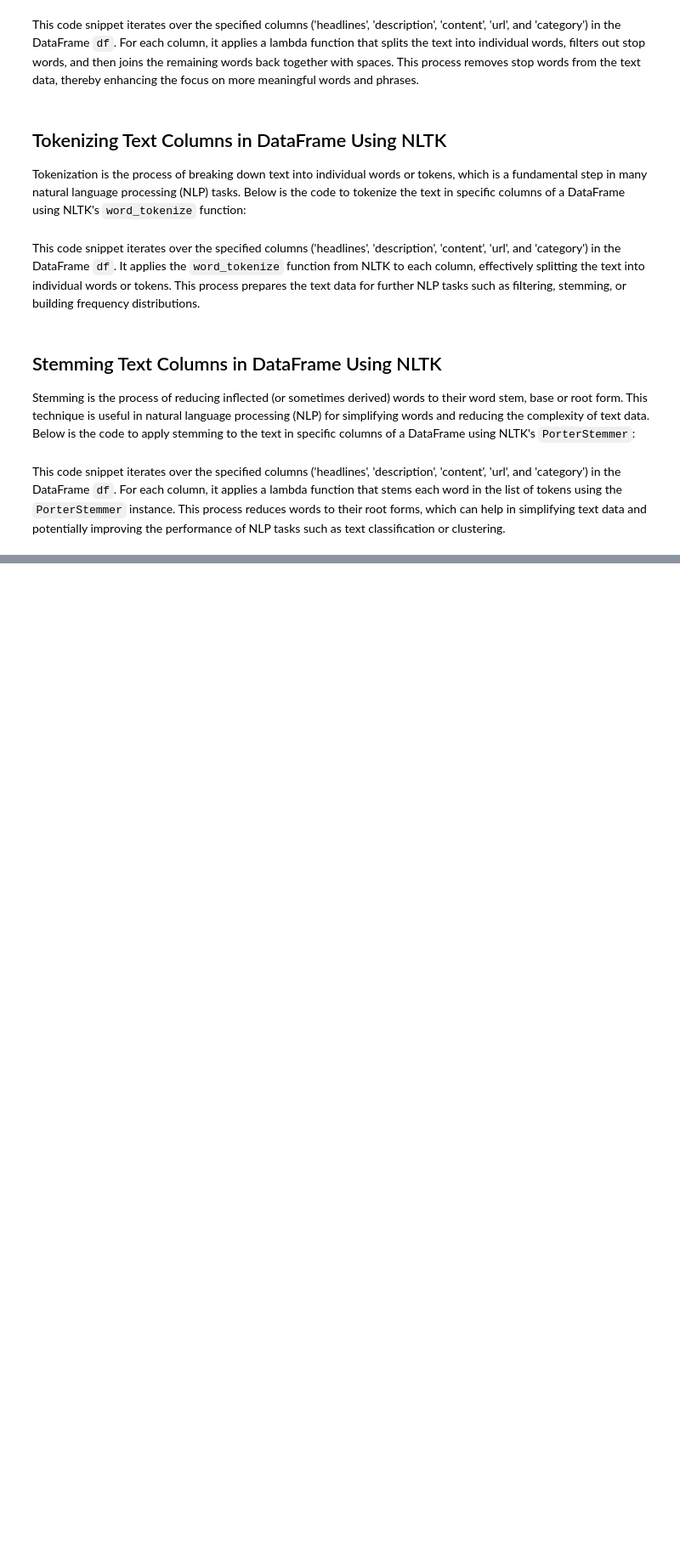
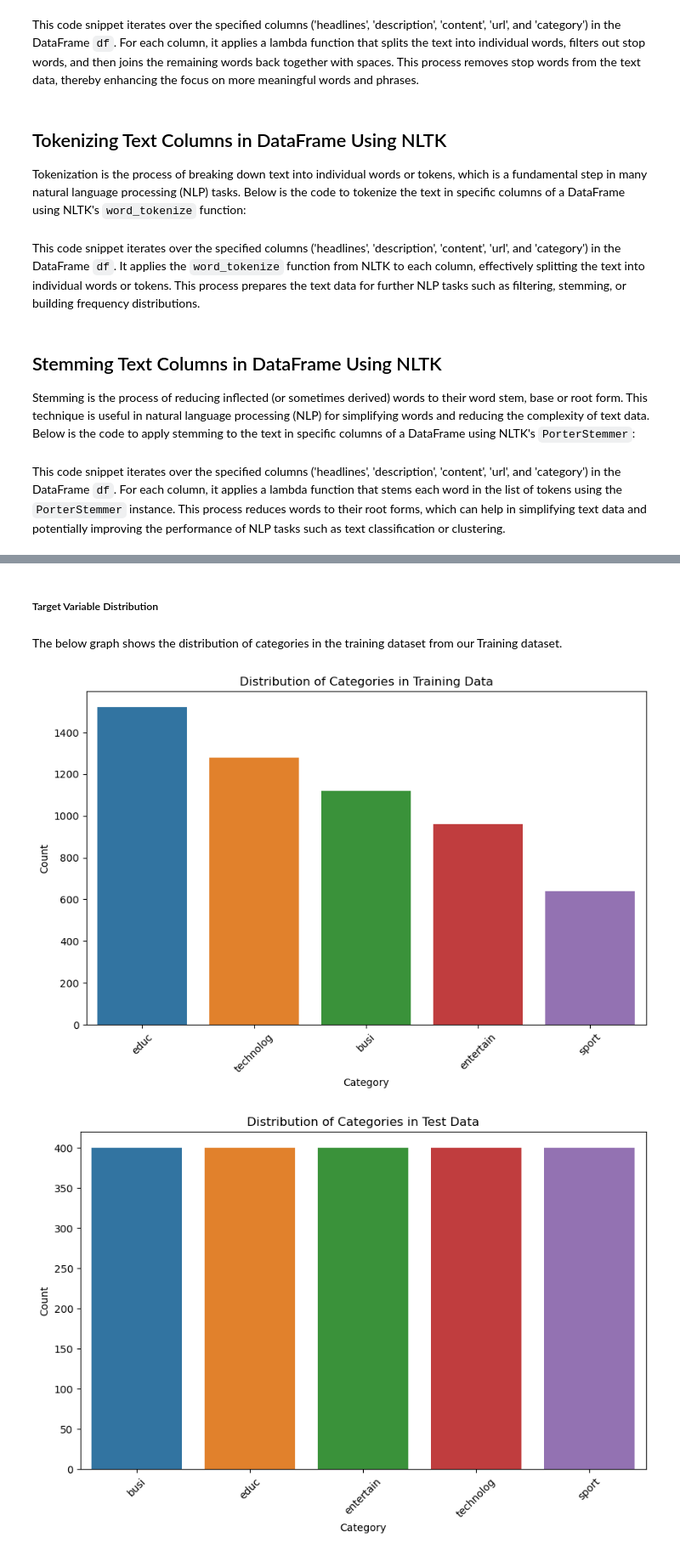
Before and after one commit to thatsso-ish/Classification, a Jupyter notebook: Classification.ipynb, the cells around one changed output, grey strips where cells are left out. Shown at 85% size. Cells and saved outputs as stored; diff of their text form; code cells hidden in the pictures; blank space fills up the shorter version.

```diff
--- a/Classification.ipynb
+++ b/Classification.ipynb
@@ -308,0 +399,21 @@ Creating a pipeline
+# %%
+# Create a function that will tokenize and lemmatize the words from the dataframes
+def lemmatize_text(text):
+    tokens = word_tokenize(text)  # Tokenize the text
+    lemmatized_tokens = [lemmatizer.lemmatize(token) for token in tokens]  # Lemmatize each token
+    return ' '.join(lemmatized_tokens)  # Join the lemmatized tokens back into a string
+
+lemmatizer = WordNetLemmatizer()
+
+# Apply the function to lemmatize words in the relevant columns
+df_train['headlines'] = df_train['headlines'].astype(str).apply(lemmatize_text)
+df_train['description'] = df_train['description'].astype(str).apply(lemmatize_text)
+df_train['content'] = df_train['content'].astype(str).apply(lemmatize_text)
+
+df_test['headlines'] = df_test['headlines'].astype(str).apply(lemmatize_text)
+df_test['description'] = df_test['description'].astype(str).apply(lemmatize_text)
+df_test['content'] = df_test['content'].astype(str).apply(lemmatize_text)
+
+# Display the first few rows to check the results
+print(df_train.head())
+print(df_test.head())
@@ -308,0 +577,25 @@ Creating a pipeline
+# %% [markdown]
+##### Target Variable Distribution
+# %% [markdown]
+The below graph shows the distribution of categories in the training dataset from our Training dataset.
+# %%
+# Plot the distribution of categories in the training dataset
+plt.figure(figsize=(10, 6))
+sns.countplot(data=df_train, x='category', order=df_train['category'].value_counts().index)
+plt.title('Distribution of Categories in Training Data')
+plt.xlabel('Category')
+plt.ylabel('Count')
+plt.xticks(rotation=45)
+plt.show()
+
+# Plot the distribution of categories in the test dataset
+plt.figure(figsize=(10, 6))
+sns.countplot(data=df_test, x='category', order=df_test['category'].value_counts().index)
+plt.title('Distribution of Categories in Test Data')
+plt.xlabel('Category')
+plt.ylabel('Count')
+plt.xticks(rotation=45)
+plt.show()
+# %% [output]
+[figure, added]
+[figure, added]
```
Also changed, not shown: parts of 161 cells of this notebook, 14 other files.
